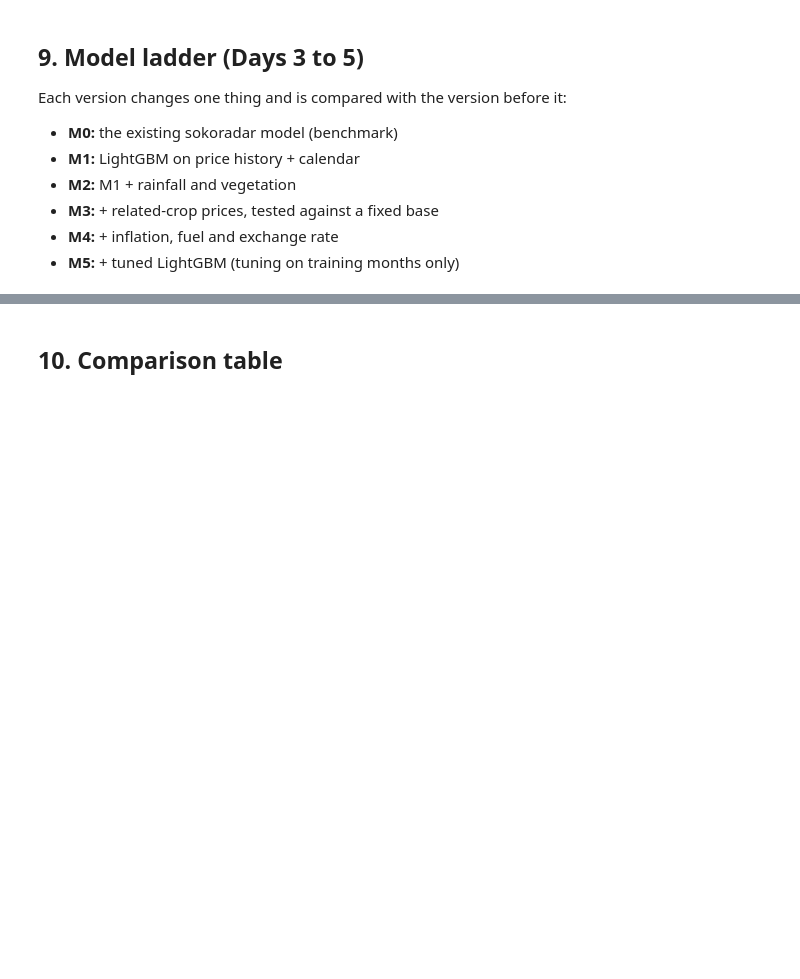
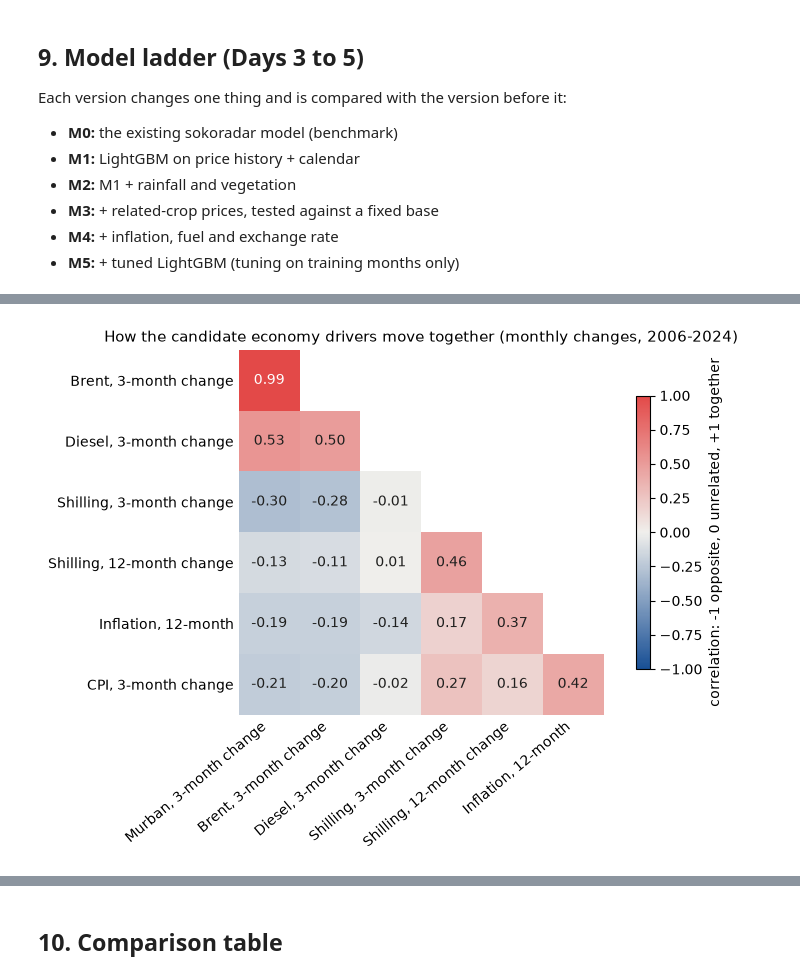
Before and after one commit to samerickwaks/sokoradar, a Jupyter notebook: notebooks/modelling/02_model_build.ipynb, the cells around one changed output, grey strips where cells are left out. Drawn from its saved outputs; the diff is of its cells as text; code cells hidden in the pictures; blank space fills up the shorter version.

Commit message:
Days 3-4: model ladder M1-M5, oil test and time-series CV tuning (work in progress)

```diff
--- a/notebooks/modelling/02_model_build.ipynb
+++ b/notebooks/modelling/02_model_build.ipynb
@@ -605,0 +779,14 @@ Each version changes one thing and is compared with the version before it:
+# %%
+# M1 step 5a: join the features onto the target table, so every fold carries them
+def attach(table, new_cols):
+    """Join feature columns on series + origin month, replacing them if they're already there."""
+    cols = [c for c in new_cols.columns if c not in ("series", "origin_month")]
+    return table.drop(columns=cols, errors="ignore").merge(new_cols, on=["series", "origin_month"], how="left")
+
+targets = attach(targets, features)
+for col in ["commodity", "price_type", "county"]:
+    targets[col] = targets[col].astype("category")   # LightGBM treats these as labels, not numbers
+
+M1_FEATURES = ["change_1m", "change_3m", "change_6m", "change_12m", "distance_from_normal", "jumpiness",
+               "month_of_year", "commodity", "price_type", "county"]
+print(f"{len(targets):,} target rows, {len(M1_FEATURES)} features")
@@ -605,0 +1141,37 @@ Each version changes one thing and is compared with the version before it:
+# %%
+# M4 step 1: candidate economy drivers, each lagged to when it is published, and a heatmap of how they move together
+from matplotlib.colors import LinearSegmentedColormap
+
+pct = lambda col, k: drivers[col].pct_change(k, fill_method=None)
+macro = pd.DataFrame({"origin_month": drivers["month"]})
+macro["murban_change_3m"] = pct("Murban crude (USD/bbl)", 3)
+macro["brent_change_3m"] = pct("Brent crude (USD/bbl)", 3)
+macro["diesel_change_3m"] = pct("Diesel (KES/L)", 3)
+macro["shilling_change_3m"] = pct("KES per USD", 3)
+macro["shilling_change_12m"] = pct("KES per USD", 12)
+macro["inflation_12m"] = drivers["Overall inflation, 12-month (%)"].shift(1)                 # published a month late
+macro["cpi_change_3m"] = pct("CPI index (Feb 2019=100, chained)", 3).shift(1)               # published a month late
+
+macro_corr = macro.drop(columns="origin_month").corr()
+labels = ["Murban, 3-month change", "Brent, 3-month change", "Diesel, 3-month change", "Shilling, 3-month change",
+          "Shilling, 12-month change", "Inflation, 12-month", "CPI, 3-month change"]
+lower = macro_corr.where(np.tril(np.ones(macro_corr.shape, dtype=bool), k=-1)).iloc[1:, :-1]   # each pair once
+blue_gray_red = LinearSegmentedColormap.from_list("blue_gray_red", ["#184f95", "#f0efec", "#e34948"])
+
+fig, ax = plt.subplots(figsize=(8, 5.5))
+image = ax.imshow(lower, cmap=blue_gray_red, vmin=-1, vmax=1)
+for i in range(lower.shape[0]):
+    for j in range(i + 1):
+        r = lower.iloc[i, j]
+        ax.text(j, i, f"{r:.2f}", ha="center", va="center", fontsize=10, color="white" if abs(r) >= 0.7 else "#1f1f1e")
+ax.set_xticks(range(lower.shape[1]), labels[:-1], rotation=40, ha="right")
+ax.set_yticks(range(lower.shape[0]), labels[1:])
+ax.set_title("How the candidate economy drivers move together (monthly changes, 2006-2024)", fontsize=11)
+for side in ax.spines.values():
+    side.set_visible(False)
+ax.tick_params(length=0)
+fig.colorbar(image, ax=ax, shrink=0.75, label="correlation: -1 opposite, 0 unrelated, +1 together")
+plt.tight_layout()
+plt.show()
+# %% [output]
+[figure, added]
```
Also changed, not shown: parts of 60 cells of this notebook.
